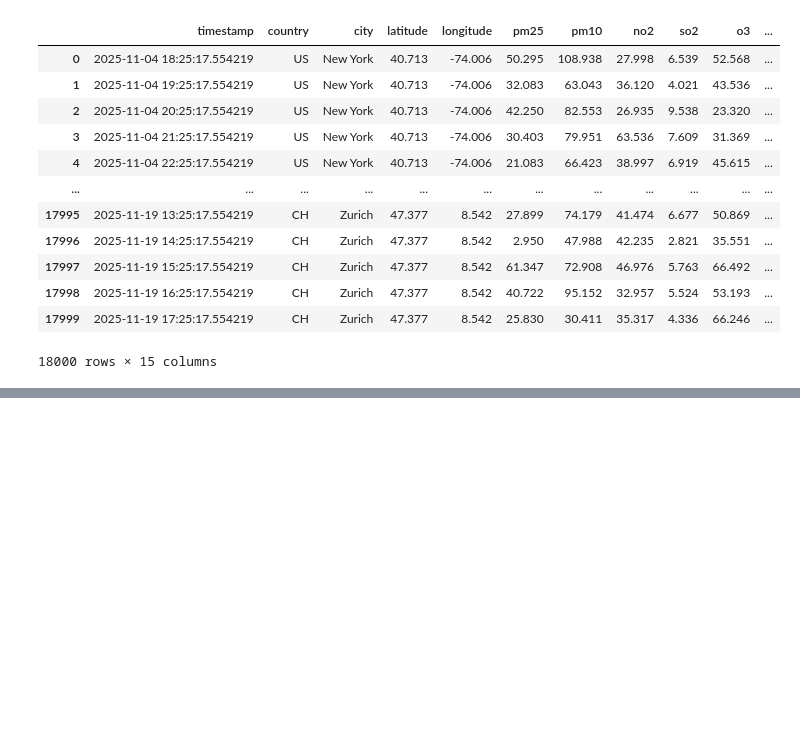
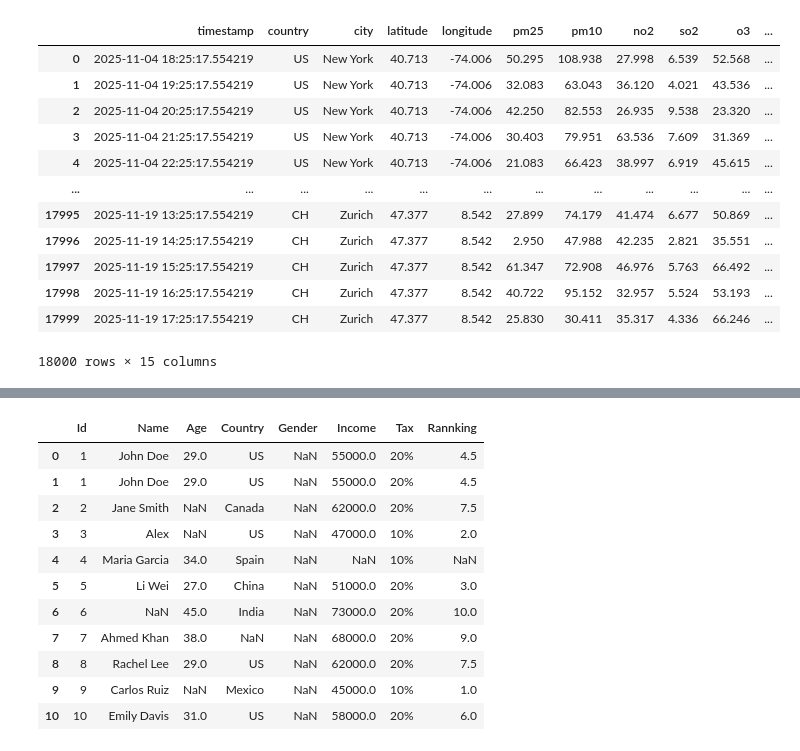
Before and after one commit to Sayansh2004/AI-ML, a Jupyter notebook: pandas/pandas.ipynb, the cells around one changed output, grey strips where cells are left out. Saved outputs shown, nothing was run; the diff lists cells and outputs as text; code cells hidden in the pictures; blank space fills up the shorter version.

```diff
--- a/pandas/pandas.ipynb
+++ b/pandas/pandas.ipynb
@@ -89,0 +323,3 @@ df
+# %%
+df2["tax"]=df2["income"].apply(lambda x:"20%" if x>=50000 else "10%" ) # we created or derived a new feature from existing feature
+df2
@@ -89,0 +339,4 @@ df
+# %%
+gender_map={"Male":"M","Female":"F","Unknown":"U"}
+df2["gender"]=df2["gender"].map(gender_map)
+df2
@@ -89,0 +356,3 @@ df
+# %%
+df2["country"]=df2["country"].replace("USA","US")
+df2
@@ -89,0 +372,4 @@ df
+# %%
+df2.columns=["Id","Name","Age","Country","Gender","Income","Tax"]
+
+df2.rename(columns={"Income":"Salary"})
@@ -89,0 +404,16 @@ df
+# %%
+df2["Rannking"]=df2["Income"].rank() # we can use method=dense/min based on the type of data we wanted if we not want any decimal values
+df2
+# %% [output]
+|  | Id | Name | Age | Country | Gender | Income | Tax | Rannking |
+| 0 | 1 | John Doe | 29.0 | US | NaN | 55000.0 | 20% | 4.5 |
+| 1 | 1 | John Doe | 29.0 | US | NaN | 55000.0 | 20% | 4.5 |
+| 2 | 2 | Jane Smith | NaN | Canada | NaN | 62000.0 | 20% | 7.5 |
+| 3 | 3 | Alex | NaN | US | NaN | 47000.0 | 10% | 2.0 |
+| 4 | 4 | Maria Garcia | 34.0 | Spain | NaN | NaN | 10% | NaN |
+| 5 | 5 | Li Wei | 27.0 | China | NaN | 51000.0 | 20% | 3.0 |
+| 6 | 6 | NaN | 45.0 | India | NaN | 73000.0 | 20% | 10.0 |
+| 7 | 7 | Ahmed Khan | 38.0 | NaN | NaN | 68000.0 | 20% | 9.0 |
+| 8 | 8 | Rachel Lee | 29.0 | US | NaN | 62000.0 | 20% | 7.5 |
+| 9 | 9 | Carlos Ruiz | NaN | Mexico | NaN | 45000.0 | 10% | 1.0 |
+| 10 | 10 | Emily Davis | 31.0 | US | NaN | 58000.0 | 20% | 6.0 |
```
Also changed, not shown: parts of 38 cells of this notebook, 2 other files.
